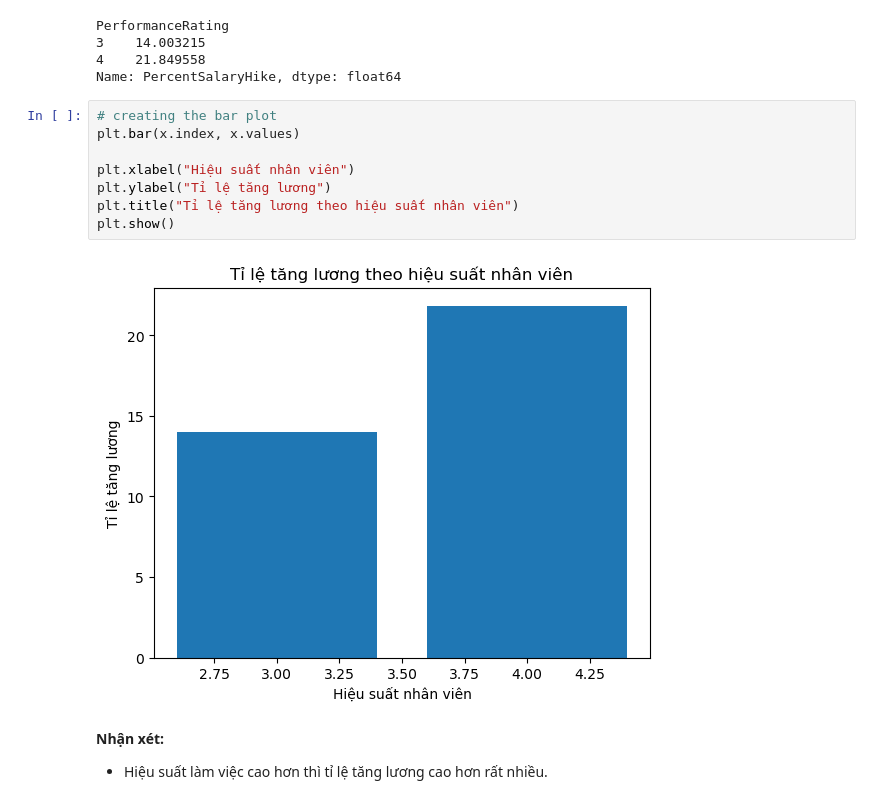
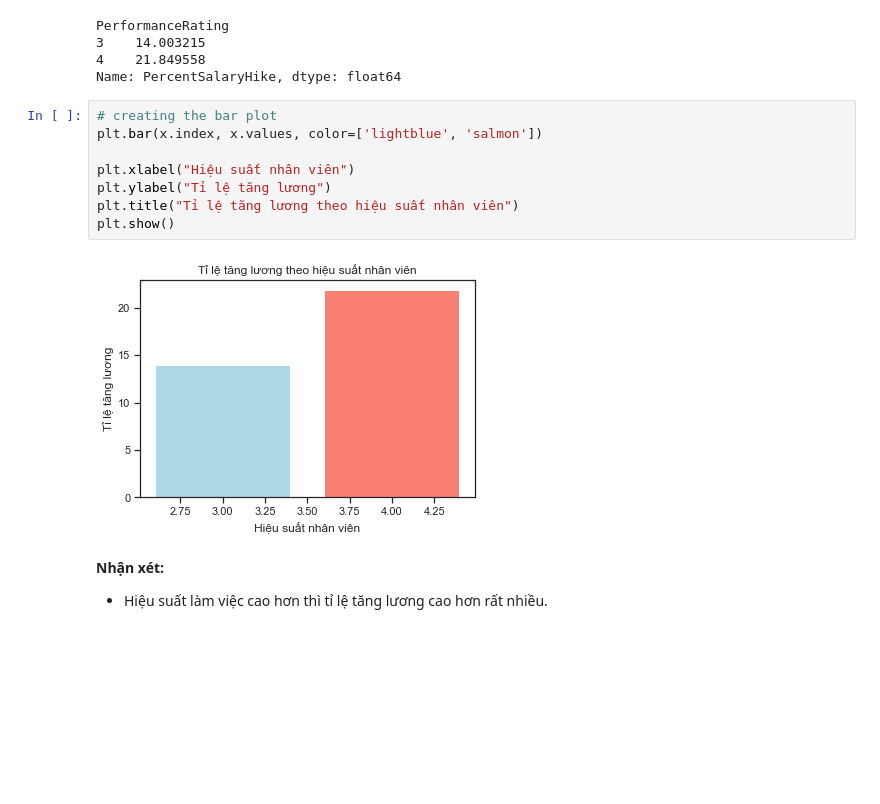
Before and after one commit to HuyHCMUS/DataVisualize-1, a Jupyter notebook: Kham_pha_moi_quan_he_trong_du_lieu.ipynb, the cells around one changed output. Cells and saved outputs as stored; diff of their text form; blank space fills up the shorter version.

```diff
--- a/Kham_pha_moi_quan_he_trong_du_lieu.ipynb
+++ b/Kham_pha_moi_quan_he_trong_du_lieu.ipynb
@@ -197,14 +198,14 @@ PerformanceRating
 Name: PercentSalaryHike, dtype: float64
 # %%
 # creating the bar plot
-plt.bar(x.index, x.values)
+plt.bar(x.index, x.values, color=['lightblue', 'salmon'])
 
 plt.xlabel("Hiệu suất nhân viên")
 plt.ylabel("Tỉ lệ tăng lương")
 plt.title("Tỉ lệ tăng lương theo hiệu suất nhân viên")
 plt.show()
 # %% [output]
-[figure, old version]
+[figure, new version]
 # %% [markdown]
 **Nhận xét:**
 - Hiệu suất làm việc cao hơn thì tỉ lệ tăng lương cao hơn rất nhiều.
```
Also changed, not shown: parts of 35 cells of this notebook, 1 other file.
